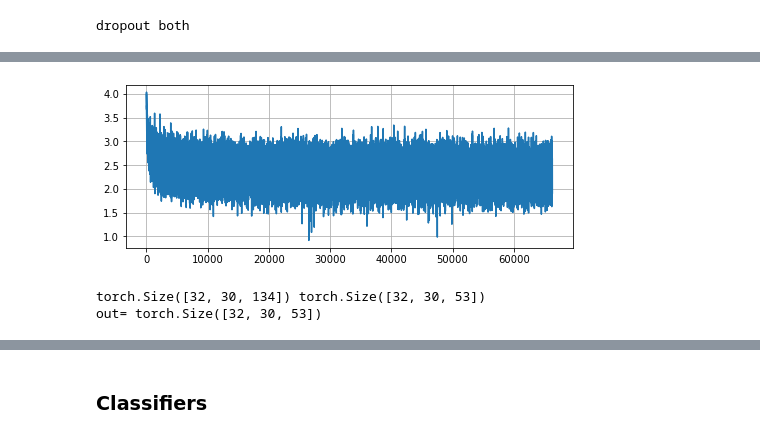
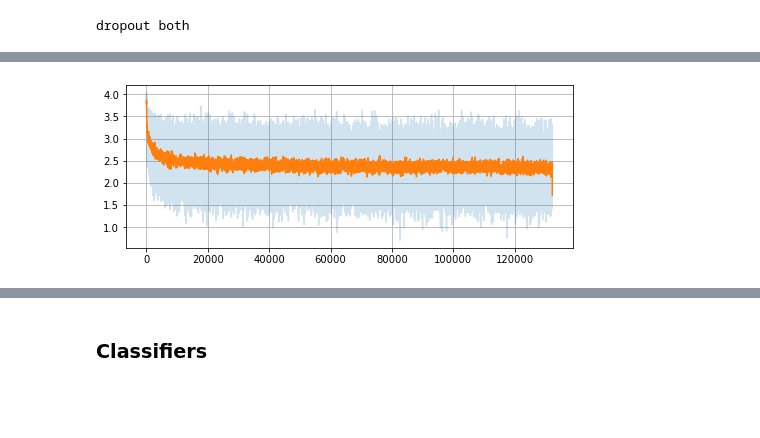
Before and after one commit to kotlyar-shapirov/Gesture_recognition, a Jupyter notebook: LSTM_bell_prob.ipynb, the cells around one changed output, grey strips where cells are left out. Saved outputs shown, nothing was run; the diff lists cells and outputs as text; code cells hidden in the pictures; blank space fills up the shorter version.

Commit message:
LSTM bell run2

```diff
--- a/LSTM_bell_prob.ipynb
+++ b/LSTM_bell_prob.ipynb
@@ -124,7 +125,7 @@ data_3d_train.shape
 from torch.utils.data import Dataset, DataLoader
 
 class Dataset_LSTM_Prob(Dataset):
-    def __init__(self, data, labels, window_size=30, start_prob=45, stop_prob=90):
+    def __init__(self, data, labels, window_size=30, start_prob=50, stop_prob=85):
 
         self.data = data
         self.labels = labels
@@ -261,7 +265,7 @@ dls = [DL_TEST_R]#, DL_TEST_1, DL_TEST_2, DL_TEST_3, DL_TEST_4]
 
 losses = []
 
-for epoch in tqdm(range(300)):
+for epoch in tqdm(range(600)):
 
     if epoch % 5 == 0:
         for prec, rec, dl_test in zip(precs, recs, dls):
@@ -279,8 +283,10 @@ for epoch in tqdm(range(300)):
         seq, tags = seq.to(device), tags.to(device)
 
         # trimming
-#         trim_coef = torch.randint(low=2,high=4,size=(1,))
-#         seq = seq[::,::trim_coef,::]
+        trim_coef = torch.randint(low=1,high=4,size=(1,))
+        seq = seq[::,::trim_coef,::]
+        tags = tags[::,::trim_coef,::]
+
 
         pred_tags = LSTM_model(seq)
 
@@ -309,18 +315,9 @@ plt.show()
 # %%
+from scipy.signal import medfilt
 plt.figure(figsize=(8,3))
-plt.plot(losses)
+plt.plot(losses, alpha=0.2)
+plt.plot(medfilt(losses,51))
 plt.grid(True)
 plt.show()
 # %% [output]
-[figure, old version]
+[figure, new version]
-# %%
-for x, y in DL_TEST_R:
-    print(x.shape, y.shape)
-    with torch.no_grad():
-        LSTM_model.eval()
-        out = LSTM_model(x.to(device))
-        print('out=',out.shape)
-    break
-# %% [output]
-torch.Size([32, 30, 134]) torch.Size([32, 30, 53])
-out= torch.Size([32, 30, 53])
```
Also changed, not shown: parts of 13 cells of this notebook.
